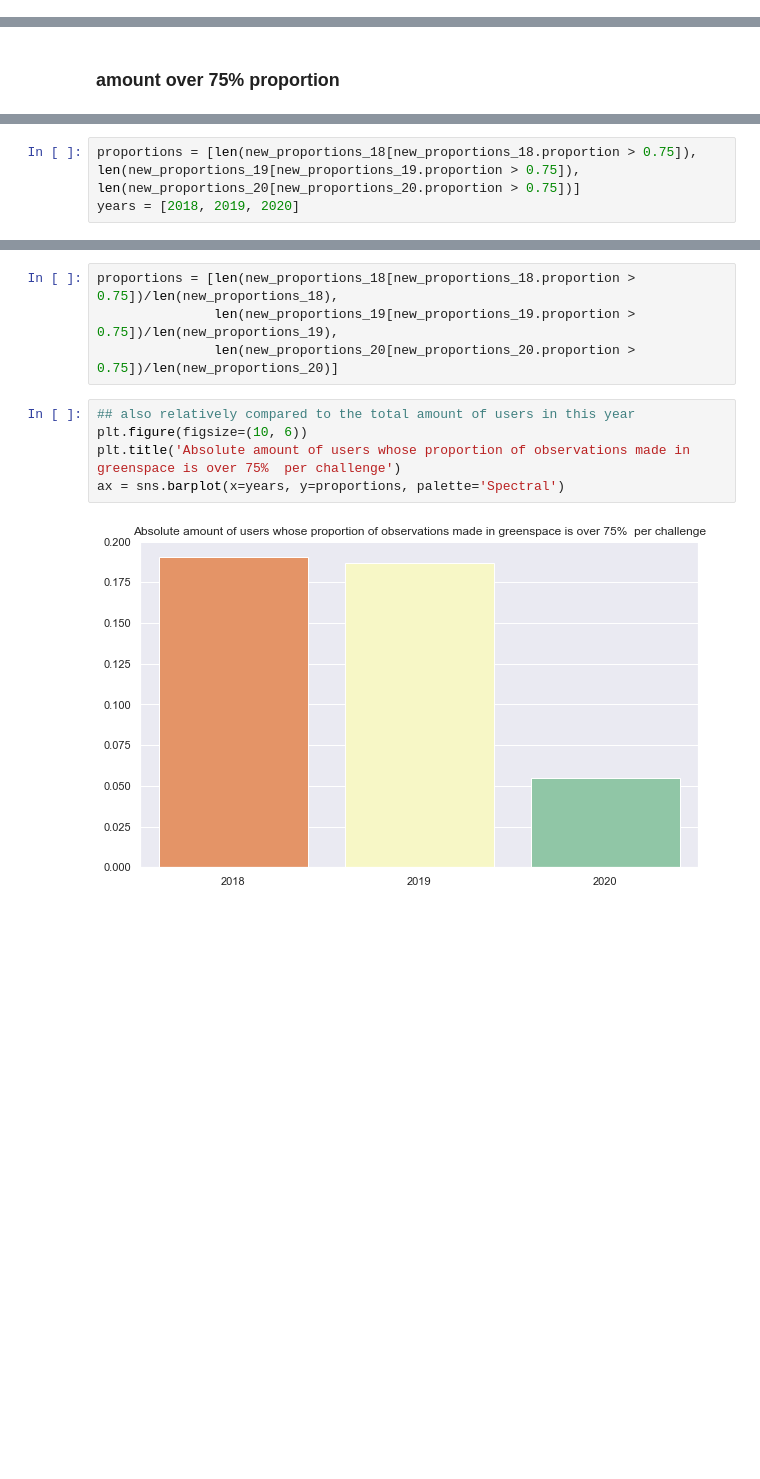
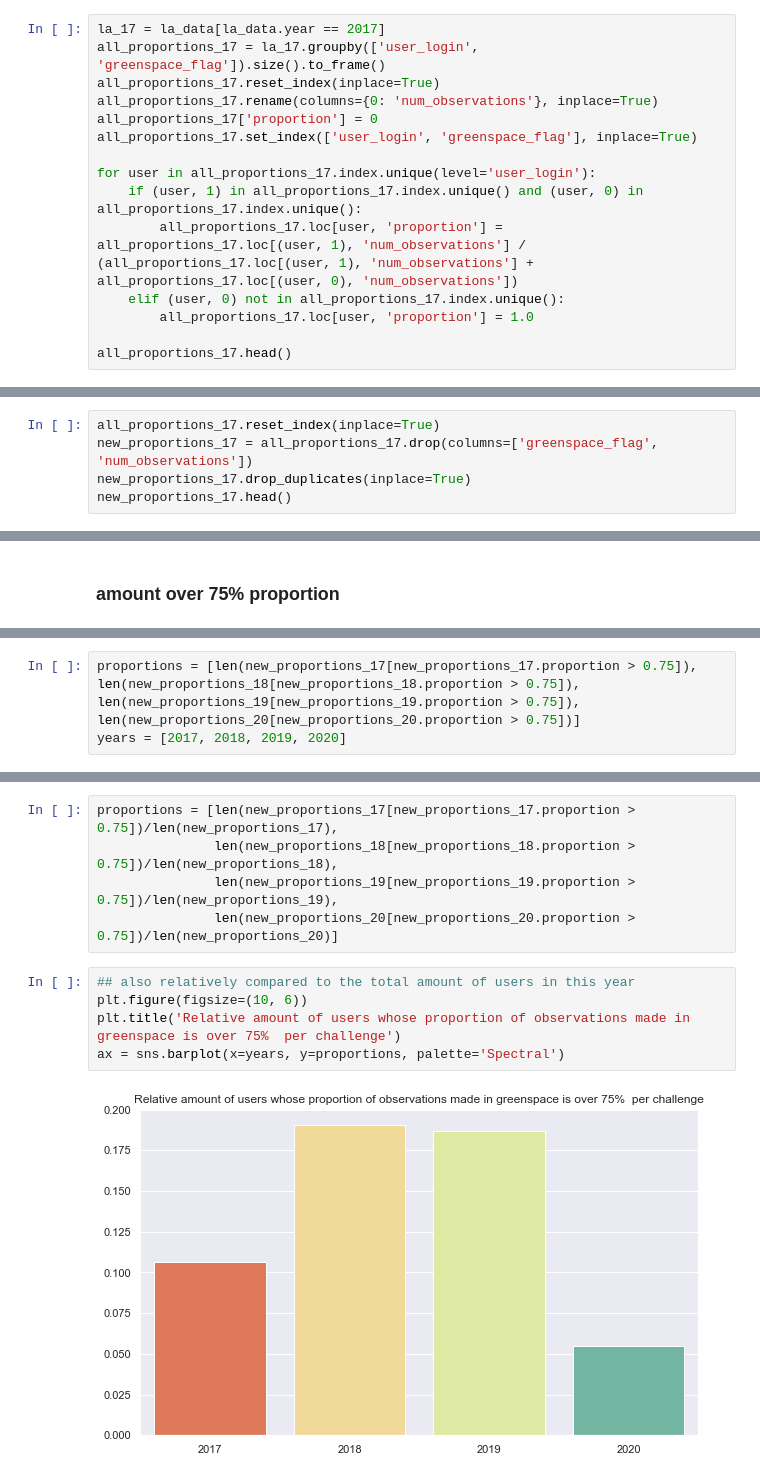
Before and after one commit to correlaid-paris/citizen_science_inaturalist, a Jupyter notebook: notebooks/spatial_group/greenspace_flag_analysis_la.ipynb, the cells around one changed output, grey strips where cells are left out. Cells and saved outputs as stored; diff of their text form; blank space fills up the shorter version.

Commit message:
added temporal analysis of greenspaces

```diff
--- a/notebooks/spatial_group/greenspace_flag_analysis_la.ipynb
+++ b/notebooks/spatial_group/greenspace_flag_analysis_la.ipynb
@@ -103,0 +160,15 @@ ax = sns.barplot(x="user_login", y="proportion", data=new_df, palette='Spectral'
+# %%
+la_17 = la_data[la_data.year == 2017]
+all_proportions_17 = la_17.groupby(['user_login', 'greenspace_flag']).size().to_frame()
+all_proportions_17.reset_index(inplace=True)
+all_proportions_17.rename(columns={0: 'num_observations'}, inplace=True)
+all_proportions_17['proportion'] = 0
+all_proportions_17.set_index(['user_login', 'greenspace_flag'], inplace=True)
+
+for user in all_proportions_17.index.unique(level='user_login'):
+    if (user, 1) in all_proportions_17.index.unique() and (user, 0) in all_proportions_17.index.unique():
+        all_proportions_17.loc[user, 'proportion'] = all_proportions_17.loc[(user, 1), 'num_observations'] / (all_proportions_17.loc[(user, 1), 'num_observations'] + all_proportions_17.loc[(user, 0), 'num_observations'])
+    elif (user, 0) not in all_proportions_17.index.unique():
+        all_proportions_17.loc[user, 'proportion'] = 1.0
+
+all_proportions_17.head()
@@ -103,0 +183,5 @@ ax = sns.barplot(x="user_login", y="proportion", data=new_df, palette='Spectral'
+# %%
+all_proportions_17.reset_index(inplace=True)
+new_proportions_17 = all_proportions_17.drop(columns=['greenspace_flag', 'num_observations'])
+new_proportions_17.drop_duplicates(inplace=True)
+new_proportions_17.head()
@@ -253,6 +346,6 @@ len(new_proportions_20[new_proportions_20.proportion > 0.75]), len(new_proportio
 # %%
-proportions = [len(new_proportions_18[new_proportions_18.proportion > 0.75]), len(new_proportions_19[new_proportions_19.proportion > 0.75]), len(new_proportions_20[new_proportions_20.proportion > 0.75])]
-years = [2018, 2019, 2020]
+proportions = [len(new_proportions_17[new_proportions_17.proportion > 0.75]), len(new_proportions_18[new_proportions_18.proportion > 0.75]), len(new_proportions_19[new_proportions_19.proportion > 0.75]), len(new_proportions_20[new_proportions_20.proportion > 0.75])]
+years = [2017, 2018, 2019, 2020]
 # %%
 plt.figure(figsize=(10, 6))
 plt.title('Absolute amount of users whose proportion of observations made in greenspace is over 75%  per challenge')
@@ -262,11 +355,12 @@ ax = sns.barplot(x=years, y=proportions, palette='Spectral')
 # %%
-proportions = [len(new_proportions_18[new_proportions_18.proportion > 0.75])/len(new_proportions_18),
+proportions = [len(new_proportions_17[new_proportions_17.proportion > 0.75])/len(new_proportions_17),
+               len(new_proportions_18[new_proportions_18.proportion > 0.75])/len(new_proportions_18),
                len(new_proportions_19[new_proportions_19.proportion > 0.75])/len(new_proportions_19),
                len(new_proportions_20[new_proportions_20.proportion > 0.75])/len(new_proportions_20)]
 # %%
 ## also relatively compared to the total amount of users in this year
 plt.figure(figsize=(10, 6))
-plt.title('Absolute amount of users whose proportion of observations made in greenspace is over 75%  per challenge')
+plt.title('Relative amount of users whose proportion of observations made in greenspace is over 75%  per challenge')
 ax = sns.barplot(x=years, y=proportions, palette='Spectral')
 # %% [output]
-[figure, old version]
+[figure, new version]
```
Also changed, not shown: parts of 27 cells of this notebook, 2 other files.
